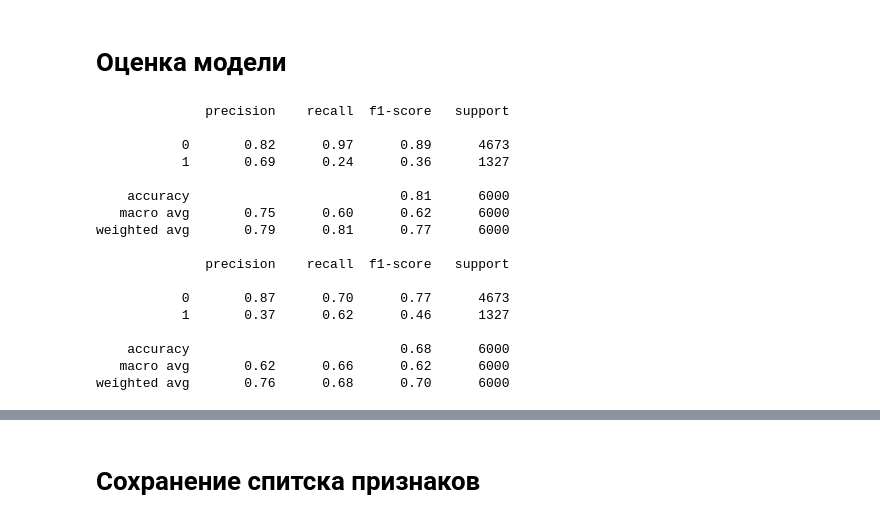
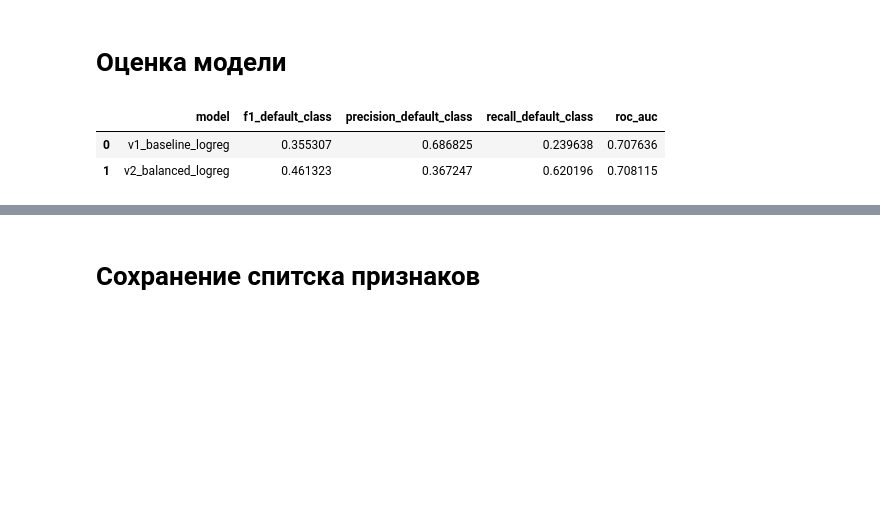
Before and after one commit to goddenis/credit-card-ml-deployment, a Jupyter notebook: notebookss/model_v1.ipynb, the cells around one changed output, grey strips where cells are left out. Drawn from its saved outputs; the diff is of its cells as text; code cells hidden in the pictures; blank space fills up the shorter version.

```diff
--- a/notebookss/model_v1.ipynb
+++ b/notebookss/model_v1.ipynb
@@ -149,25 +151,29 @@ Pipeline(steps=[('preprocessor',
 # %% [markdown]
 # Оценка модели
 # %%
-y_pred_1 = model_v1.predict(X_test)
-print(classification_report(y_test, y_pred_1))
-y_pred_2 = model_v2.predict(X_test)
-print(classification_report(y_test, y_pred_2))
+
+models_results = []
+
+trained_models = {
+    "v1_baseline_logreg": model_v1,
+    "v2_balanced_logreg": model_v2
+}
+
+for model_name, model in trained_models.items():
+    y_pred = model.predict(X_test)
+    y_proba = model.predict_proba(X_test)[:, 1]
+
+    models_results.append({
+        "model": model_name,
+        "f1_default_class": f1_score(y_test, y_pred),
+        "precision_default_class": precision_score(y_test, y_pred),
+        "recall_default_class": recall_score(y_test, y_pred),
+        "roc_auc": roc_auc_score(y_test, y_proba)
+    })
+
+results_df = pd.DataFrame(models_results)
+results_df
 # %% [output]
-              precision    recall  f1-score   support
-
-           0       0.82      0.97      0.89      4673
-           1       0.69      0.24      0.36      1327
-
-    accuracy                           0.81      6000
-   macro avg       0.75      0.60      0.62      6000
-weighted avg       0.79      0.81      0.77      6000
-
-              precision    recall  f1-score   support
-
-           0       0.87      0.70      0.77      4673
-           1       0.37      0.62      0.46      1327
-
-    accuracy                           0.68      6000
-   macro avg       0.62      0.66      0.62      6000
-weighted avg       0.76      0.68      0.70      6000
+|  | model | f1_default_class | precision_default_class | recall_default_class | roc_auc |
+| 0 | v1_baseline_logreg | 0.355307 | 0.686825 | 0.239638 | 0.707636 |
+| 1 | v2_balanced_logreg | 0.461323 | 0.367247 | 0.620196 | 0.708115 |
```
Also changed, not shown: parts of 8 cells of this notebook, 4 other files.
